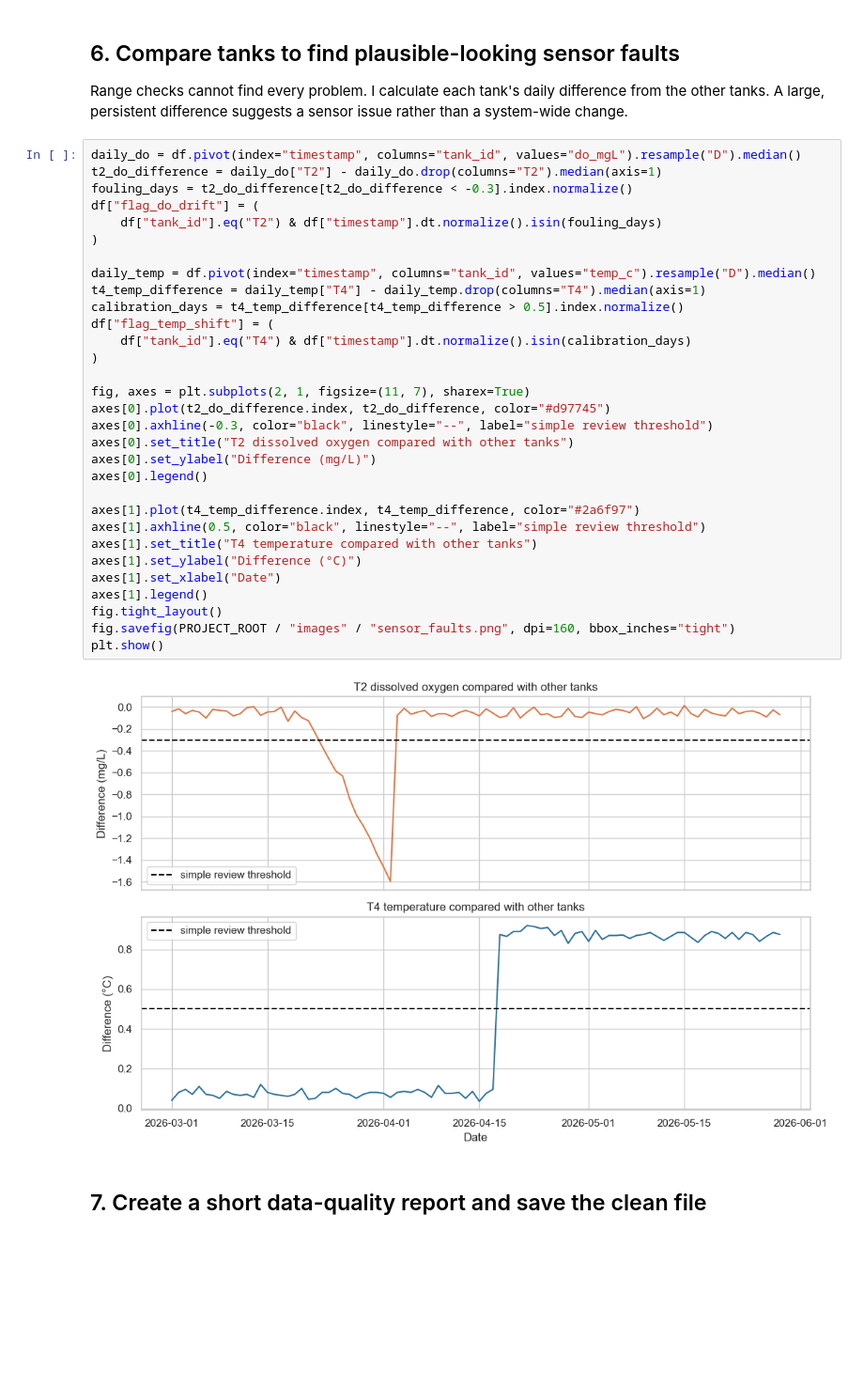
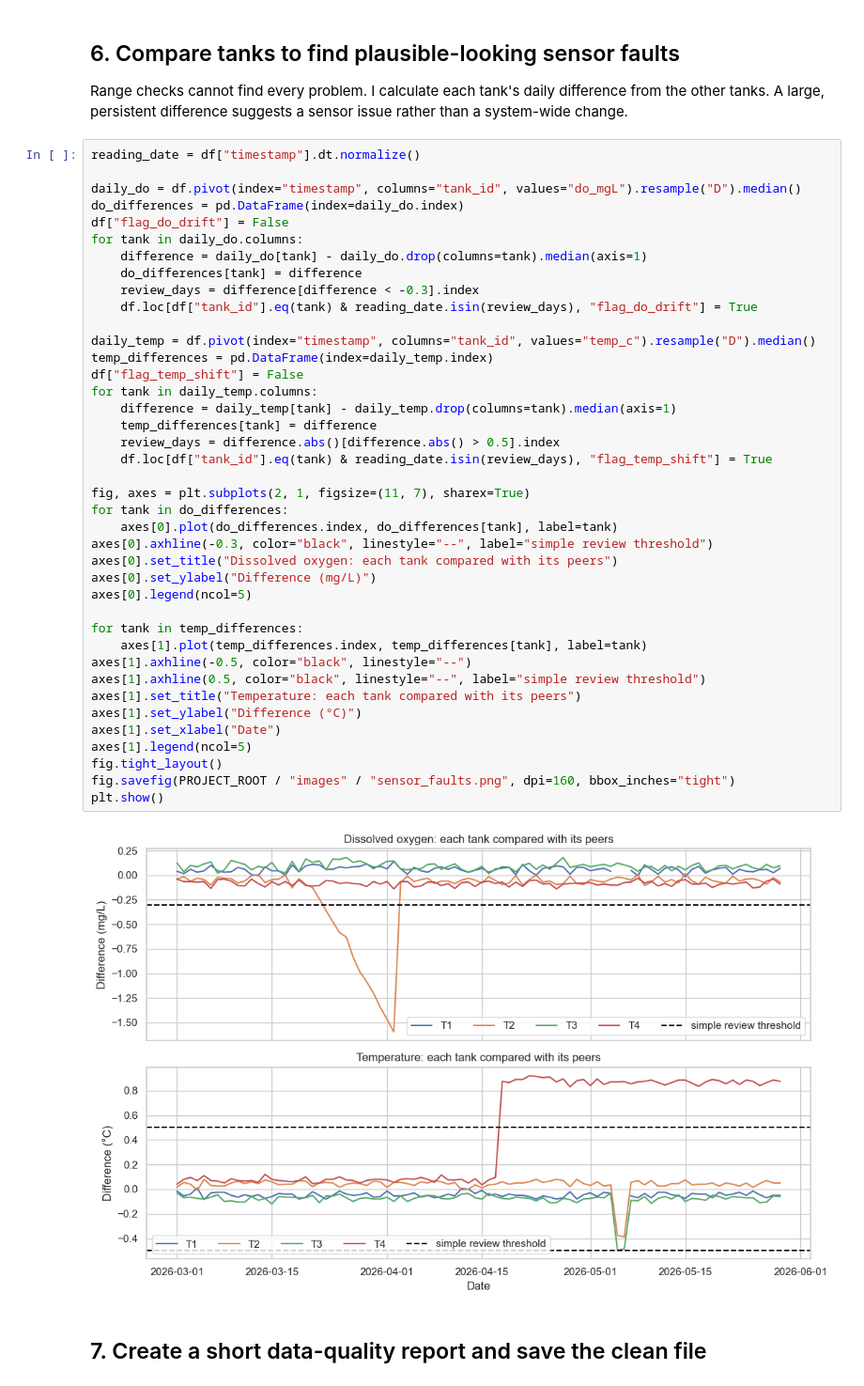
Before and after one commit to Carsell/ras-sensor-analysis, a Jupyter notebook: notebooks/01_cleaning.ipynb, the cells around one changed output. Shown: that part at 94% size. Drawn from its saved outputs; the diff is of its cells as text; blank space fills up the shorter version.

```diff
--- a/notebooks/01_cleaning.ipynb
+++ b/notebooks/01_cleaning.ipynb
@@ -157,38 +157,47 @@ display(stuck.groupby("tank_id").agg(
 
 Range checks cannot find every problem. I calculate each tank's daily difference from the other tanks. A large, persistent difference suggests a sensor issue rather than a system-wide change.
 # %%
+reading_date = df["timestamp"].dt.normalize()
+
 daily_do = df.pivot(index="timestamp", columns="tank_id", values="do_mgL").resample("D").median()
-t2_do_difference = daily_do["T2"] - daily_do.drop(columns="T2").median(axis=1)
-fouling_days = t2_do_difference[t2_do_difference < -0.3].index.normalize()
-df["flag_do_drift"] = (
-    df["tank_id"].eq("T2") & df["timestamp"].dt.normalize().isin(fouling_days)
-)
+do_differences = pd.DataFrame(index=daily_do.index)
+df["flag_do_drift"] = False
+for tank in daily_do.columns:
+    difference = daily_do[tank] - daily_do.drop(columns=tank).median(axis=1)
+    do_differences[tank] = difference
+    review_days = difference[difference < -0.3].index
+    df.loc[df["tank_id"].eq(tank) & reading_date.isin(review_days), "flag_do_drift"] = True
 
 daily_temp = df.pivot(index="timestamp", columns="tank_id", values="temp_c").resample("D").median()
-t4_temp_difference = daily_temp["T4"] - daily_temp.drop(columns="T4").median(axis=1)
-calibration_days = t4_temp_difference[t4_temp_difference > 0.5].index.normalize()
-df["flag_temp_shift"] = (
-    df["tank_id"].eq("T4") & df["timestamp"].dt.normalize().isin(calibration_days)
-)
+temp_differences = pd.DataFrame(index=daily_temp.index)
+df["flag_temp_shift"] = False
+for tank in daily_temp.columns:
+    difference = daily_temp[tank] - daily_temp.drop(columns=tank).median(axis=1)
+    temp_differences[tank] = difference
+    review_days = difference.abs()[difference.abs() > 0.5].index
+    df.loc[df["tank_id"].eq(tank) & reading_date.isin(review_days), "flag_temp_shift"] = True
 
 fig, axes = plt.subplots(2, 1, figsize=(11, 7), sharex=True)
-axes[0].plot(t2_do_difference.index, t2_do_difference, color="#d97745")
+for tank in do_differences:
+    axes[0].plot(do_differences.index, do_differences[tank], label=tank)
 axes[0].axhline(-0.3, color="black", linestyle="--", label="simple review threshold")
-axes[0].set_title("T2 dissolved oxygen compared with other tanks")
+axes[0].set_title("Dissolved oxygen: each tank compared with its peers")
 axes[0].set_ylabel("Difference (mg/L)")
-axes[0].legend()
+axes[0].legend(ncol=5)
 
-axes[1].plot(t4_temp_difference.index, t4_temp_difference, color="#2a6f97")
+for tank in temp_differences:
+    axes[1].plot(temp_differences.index, temp_differences[tank], label=tank)
+axes[1].axhline(-0.5, color="black", linestyle="--")
 axes[1].axhline(0.5, color="black", linestyle="--", label="simple review threshold")
-axes[1].set_title("T4 temperature compared with other tanks")
+axes[1].set_title("Temperature: each tank compared with its peers")
 axes[1].set_ylabel("Difference (°C)")
 axes[1].set_xlabel("Date")
-axes[1].legend()
+axes[1].legend(ncol=5)
 fig.tight_layout()
 fig.savefig(PROJECT_ROOT / "images" / "sensor_faults.png", dpi=160, bbox_inches="tight")
 plt.show()
 # %% [output]
-[figure, old version]
+[figure, new version]
 # %% [markdown]
 ## 7. Create a short data-quality report and save the clean file
 # %%
```
Also changed, not shown: 4 other files.
